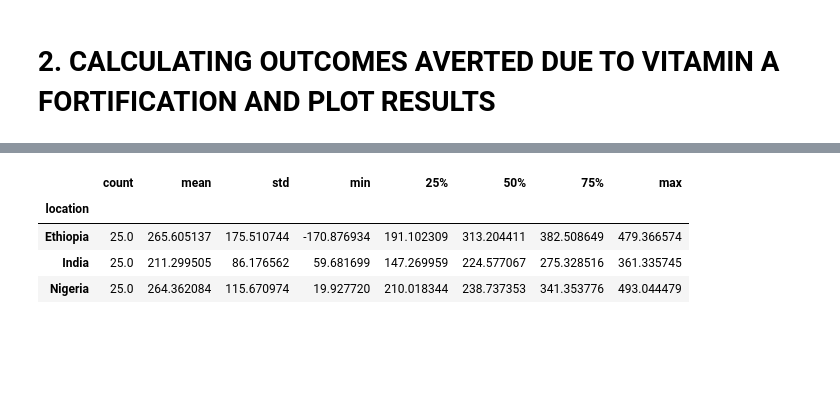
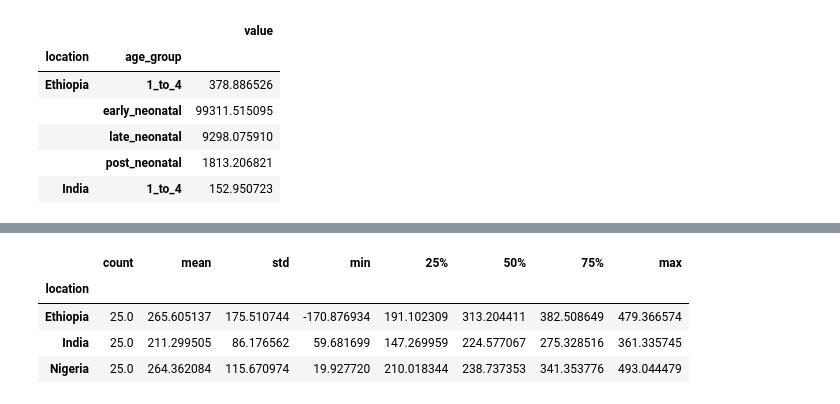
Before and after one commit to ihmeuw/vivarium_data_analysis, a Jupyter notebook: output_processing/lsff/model_5/model_5_vitamin_a_outputs.ipynb, the cells around one changed output, grey strips where cells are left out. Saved outputs shown, nothing was run; the diff lists cells and outputs as text; code cells hidden in the pictures; blank space fills up the shorter version.

```diff
--- a/output_processing/lsff/model_5/model_5_vitamin_a_outputs.ipynb
+++ b/output_processing/lsff/model_5/model_5_vitamin_a_outputs.ipynb
@@ -99,19 +117,0 @@ data['death_rate']
-# %%
-# do the same for nigeria
-
-index_columns = ['year', 'age_group', 'sex', 'folic_acid_fortification_group',
-       'vitamin_a_fortification_group', 'input_draw', 'scenario']
-
-deaths = pd.read_hdf(output_dirs[2] + 'deaths.hdf')
-deaths = deaths.drop(columns='measure').rename(columns={'value':'deaths'})
-pt = pd.read_hdf(output_dirs[2] + 'person_time.hdf')
-pt = pt.drop(columns='measure').rename(columns={'value':'person_time'})
-data = deaths.merge(pt, left_on=index_columns, right_on=index_columns)
-data = data.where(data['scenario'] != 'folic_acid_fortification_scale_up').dropna()
-    # note: exclude folic_acid_fortification results here because I tested and
-    # they were identical to baseline results and are not relevant
-data = data.groupby(['scenario','vitamin_a_fortification_group','input_draw','age_group'], as_index=False).sum()
-data['death_rate'] = data['deaths'] / data['person_time'] * 100_000
-    # note, some results will be NaN because might be dividing by person_time = 0
-data = data.groupby(['scenario','vitamin_a_fortification_group','age_group']).describe()
-data['death_rate']
@@ -145,2 +118,29 @@ Maybe we implemented our baseline calibration incorrectly??? I think that this m
-# %% [markdown]
-# 2. CALCULATING OUTCOMES AVERTED DUE TO VITAMIN A FORTIFICATION AND PLOT RESULTS
+# %%
+# load artifact data for ACMR
+master_acmr = pd.DataFrame()
+for i in ['ethiopia','india','nigeria']:
+    art = Artifact('/share/costeffectiveness/artifacts/vivarium_conic_lsff/' + i + '.hdf',
+               filter_terms=['year_start == 2017', 'age_start < 5'])
+    data = art.load('cause.all_causes.cause_specific_mortality_rate')
+    data = pd.DataFrame(data.mean(axis=1)).reset_index().rename(columns={0:'value'})
+    data['location'] = i.capitalize()
+    data['age_group'] = 0
+    data['age_group'] = np.where(data['age_start'] == 0, 'early_neonatal',
+                               np.where(data['age_end'] == 1, 'post_neonatal',
+                                        np.where(data['age_start'] == 1, '1_to_4',
+                                                'late_neonatal')))
+    data['value'] = data['value'] * 100_000
+    master_acmr = master_acmr.append(data)
+master_acmr = master_acmr.groupby(['location','age_group']).mean()
+master_acmr = master_acmr[['value']]
+master_acmr.head()
+
+# note, we are NOT validating to GBD in the baseline scenario
+# %% [output]
+|  |  | value |
+| location | age_group |  |
+| Ethiopia | 1_to_4 | 378.886526 |
+|  | early_neonatal | 99311.515095 |
+|  | late_neonatal | 9298.075910 |
+|  | post_neonatal | 1813.206821 |
+| India | 1_to_4 | 152.950723 |
```
Also changed, not shown: parts of 24 cells of this notebook.
